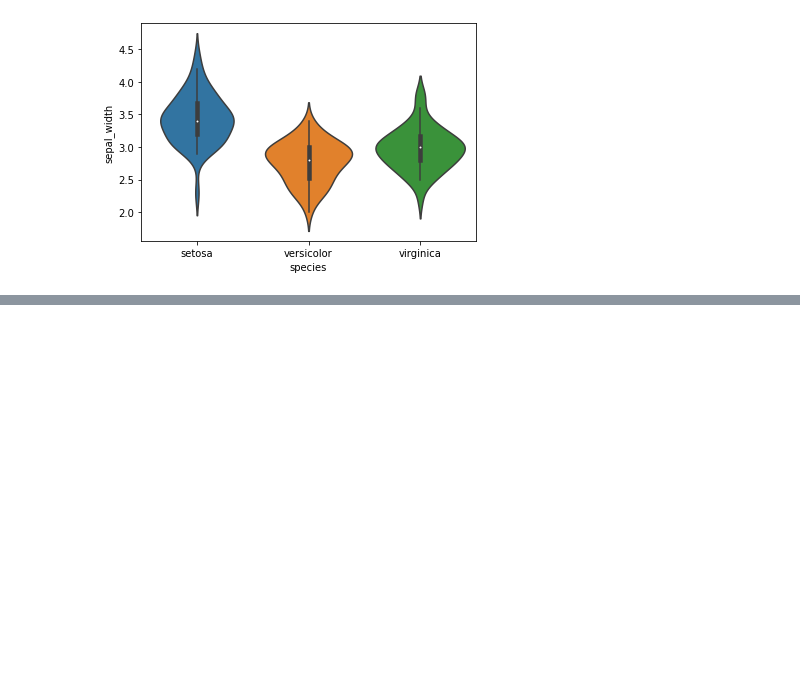
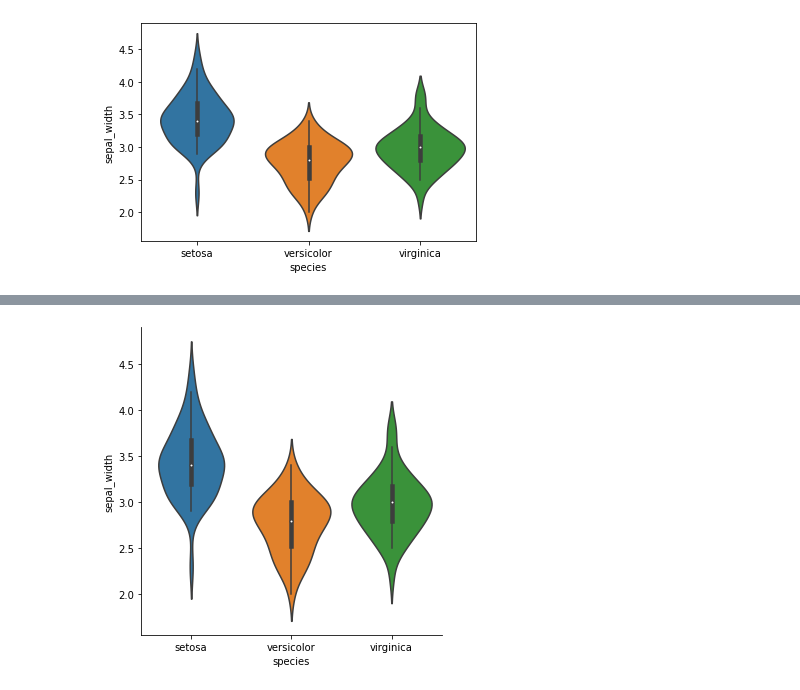
Before and after one commit to V-Nayak/python-basics, a Jupyter notebook: 21_Python_Basics_Seaborn_Matplotlib_2.ipynb, the cells around one changed output, grey strips where cells are left out. Saved outputs shown, nothing was run; the diff lists cells and outputs as text; code cells hidden in the pictures; blank space fills up the shorter version.

```diff
--- a/21_Python_Basics_Seaborn_Matplotlib_2.ipynb
+++ b/21_Python_Basics_Seaborn_Matplotlib_2.ipynb
@@ -25,0 +75,6 @@ plt.show()
+# %%
+#kind=violin, kind=bar, kind = 'box',kind = 'strip',kind = 'count'
+sns.factorplot(x='species', y='sepal_width', data=data, kind='violin')
+plt.show()
+# %% [output]
+[figure, added]
```
Also changed, not shown: parts of 29 cells of this notebook.
